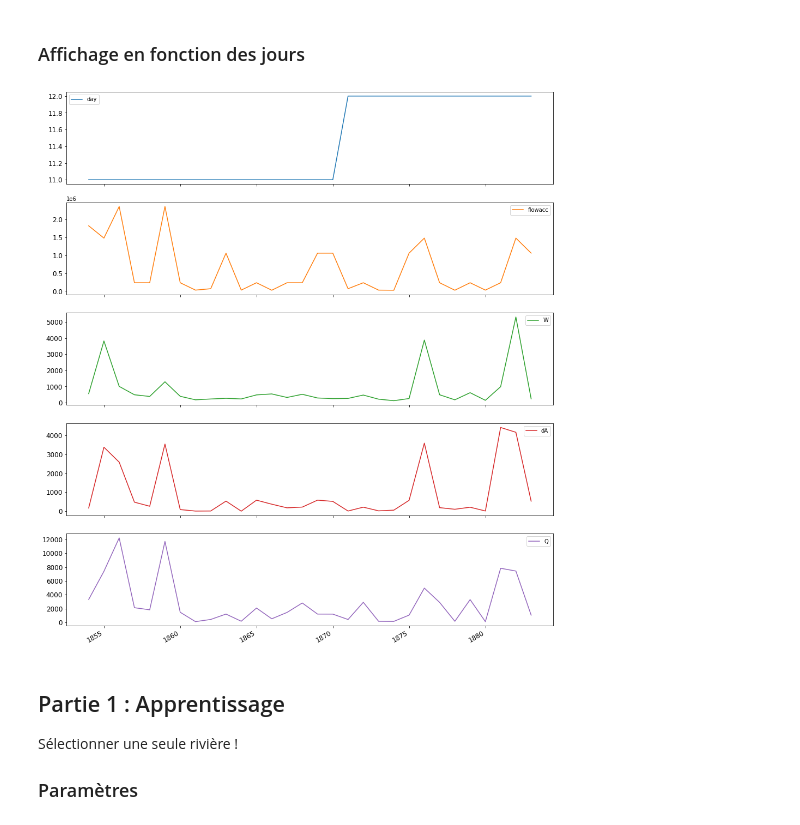
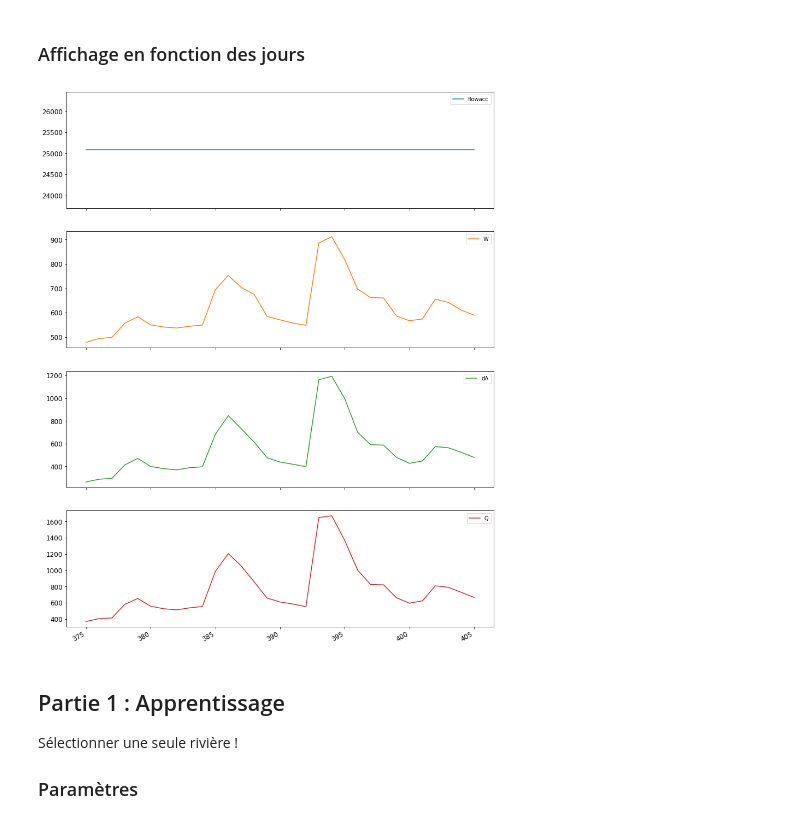
Before and after one commit to scastets/Projet4MA_Hydrologie, a Jupyter notebook: Notebooks/Projet_4MA_LSTM.ipynb, the cells around one changed output. Saved outputs shown, nothing was run; the diff lists cells and outputs as text; code cells hidden in the pictures.

```diff
--- a/Notebooks/Projet_4MA_LSTM.ipynb
+++ b/Notebooks/Projet_4MA_LSTM.ipynb
@@ -145,12 +145,13 @@ Variables pepsi :  Index(['river', 'day', 'reach', 'lon', 'lat', 'flowacc', 'sin
 # %% [markdown]
 ### Sélection des données
 # %%
-columns_used = ['day','flowacc','W','dA','Q']
+columns_used = ['day','river','reach','flowacc','W','dA','Q']
 to_drop = data_pepsi.columns.difference(columns_used)
 data_pepsi.drop( to_drop, axis=1, inplace=True)
 
+data_pepsi_new_index = data_pepsi.set_index('river')
 # Nouvelles données
 
-print(" New shape : ", data_pepsi.shape)
-display(data_pepsi.head())
+print(" New shape : ", data_pepsi_new_index.shape)
+data_pepsi.head()
 # %% [output]
@@ -166,4 +167,9 @@ display(data_pepsi.head())
 # %%
-data_pepsi.sort_values(['day'],  inplace=True)
-data_pepsi.reset_index(drop=True, inplace=True)
+river_name = "Connecticut"
+
+data_river = data_pepsi_new_index.loc[[river_name]]
+#data_river.sort_values(['day'],  inplace=True)
+data_river.reset_index(drop=True, inplace=True)
+
+print(" New shape : " , data_river.shape)
 # %% [output]
@@ -176,11 +182,11 @@ data_pepsi.reset_index(drop=True, inplace=True)
 # %% [markdown]
 ### Affichage en fonction des jours
 # %%
-i=random.randint(0,len(data_pepsi))
-data_pepsi.iloc[i:i+30].plot(subplots=True, fontsize=12, figsize=(16,20))
+i=random.randint(0,len(data_river))
+data_river[['flowacc','W','dA','Q']].iloc[i:i+31].plot(subplots=True, fontsize=12, figsize=(14,20))
 plt.show()
 # %% [output]
-[figure, old version]
+[figure, new version]
 # %% [markdown]
 ## Partie 1 : Apprentissage
 
```
Also changed, not shown: parts of 15 cells of this notebook, 1 other file.
